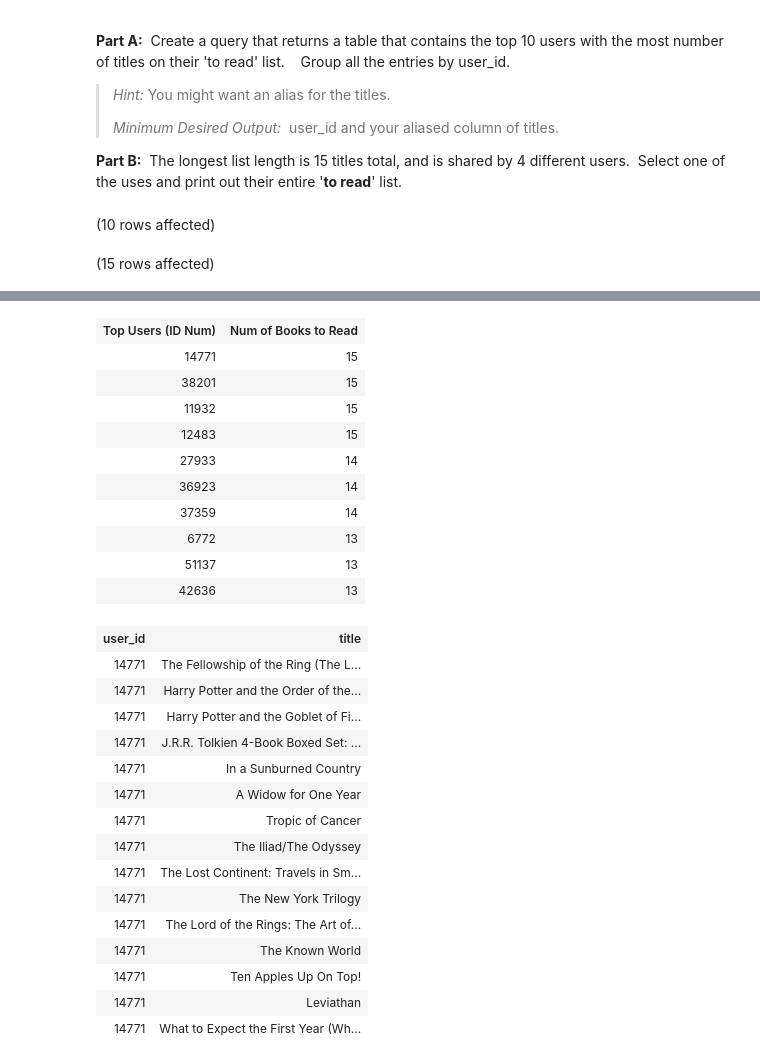
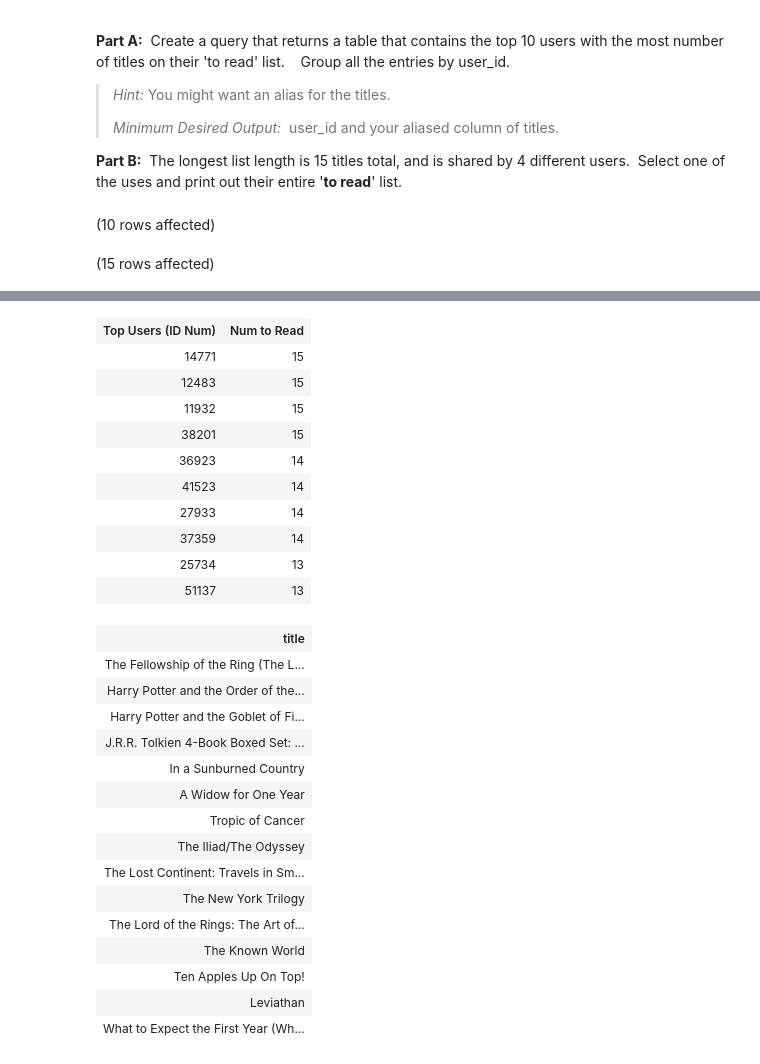
Before and after one commit to odelmas-sci/SQL-Part-3-Exercises, a Jupyter notebook: Notebook-1.ipynb, the cells around one changed output, grey strips where cells are left out. Drawn from its saved outputs; the diff is of its cells as text; code cells hidden in the pictures.

```diff
--- a/Notebook-1.ipynb
+++ b/Notebook-1.ipynb
@@ -353,14 +344,14 @@ Total execution time: 00:00:00.176
 -- Code Here:
 
 --Part A Code:
-SELECT TOP 10 tr.user_id AS 'Top Users (ID Num)', COUNT(b.title) AS 'Num of Books to Read'
+SELECT TOP 10 tr.user_id AS 'Top Users (ID Num)', COUNT(b.title) AS 'Num to Read'
 FROM BooksDB.dbo.books as b
-INNER JOIN BooksDB.dbo.to_read AS tr ON tr.book_id = b.best_book_id
+INNER JOIN BooksDB.dbo.to_read AS tr ON tr.book_id = b.book_id
 GROUP BY tr.user_id
-ORDER BY COUNT(b.title) DESC;
+ORDER BY 'Num to Read' DESC;
 
 --Part B Code:
-SELECT tr.user_id, b.title
+SELECT b.title
 FROM BooksDB.dbo.to_read AS tr
 INNER JOIN BooksDB.dbo.books AS b ON tr.book_id = b.best_book_id
 WHERE tr.user_id = '14771'
@@ -371,27 +362,27 @@ Total execution time: 00:00:00.229
-| Top Users (ID Num) | Num of Books to Read |
+| Top Users (ID Num) | Num to Read |
 | 14771 | 15 |
+| 12483 | 15 |
+| 11932 | 15 |
 | 38201 | 15 |
-| 11932 | 15 |
-| 12483 | 15 |
+| 36923 | 14 |
+| 41523 | 14 |
 | 27933 | 14 |
-| 36923 | 14 |
 | 37359 | 14 |
-| 6772 | 13 |
+| 25734 | 13 |
 | 51137 | 13 |
-| 42636 | 13 |
-| user_id | title |
-| 14771 | The Fellowship of the Ring (The L... |
-| 14771 | Harry Potter and the Order of the... |
-| 14771 | Harry Potter and the Goblet of Fi... |
-| 14771 | J.R.R. Tolkien 4-Book Boxed Set: ... |
-| 14771 | In a Sunburned Country |
-| 14771 | A Widow for One Year |
-| 14771 | Tropic of Cancer |
-| 14771 | The Iliad/The Odyssey |
-| 14771 | The Lost Continent: Travels in Sm... |
-| 14771 | The New York Trilogy |
-| 14771 | The Lord of the Rings: The Art of... |
-| 14771 | The Known World |
-| 14771 | Ten Apples Up On Top! |
-| 14771 | Leviathan |
-| 14771 | What to Expect the First Year (Wh... |
+| title |
+| The Fellowship of the Ring (The L... |
+| Harry Potter and the Order of the... |
+| Harry Potter and the Goblet of Fi... |
+| J.R.R. Tolkien 4-Book Boxed Set: ... |
+| In a Sunburned Country |
+| A Widow for One Year |
+| Tropic of Cancer |
+| The Iliad/The Odyssey |
+| The Lost Continent: Travels in Sm... |
+| The New York Trilogy |
+| The Lord of the Rings: The Art of... |
+| The Known World |
+| Ten Apples Up On Top! |
+| Leviathan |
+| What to Expect the First Year (Wh... |
```
Also changed, not shown: parts of 7 cells of this notebook.
